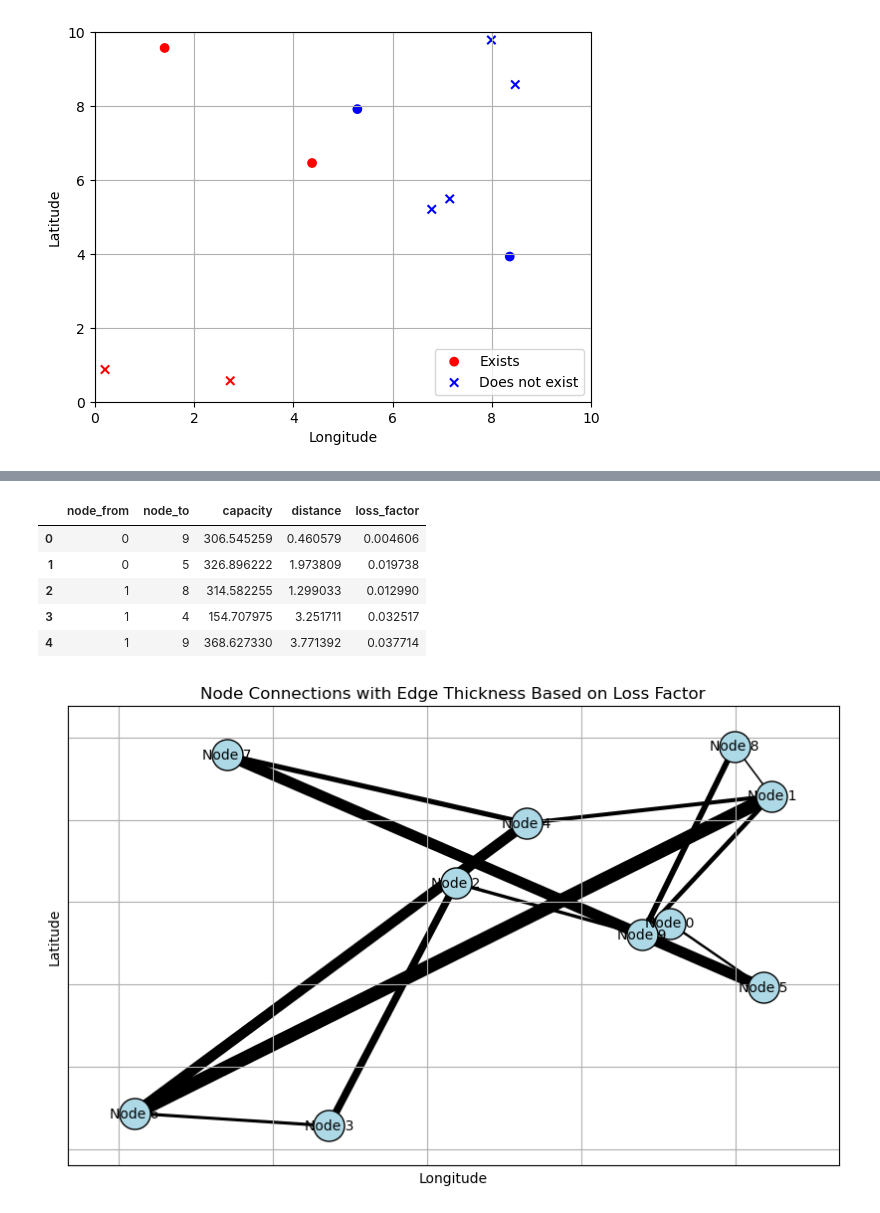
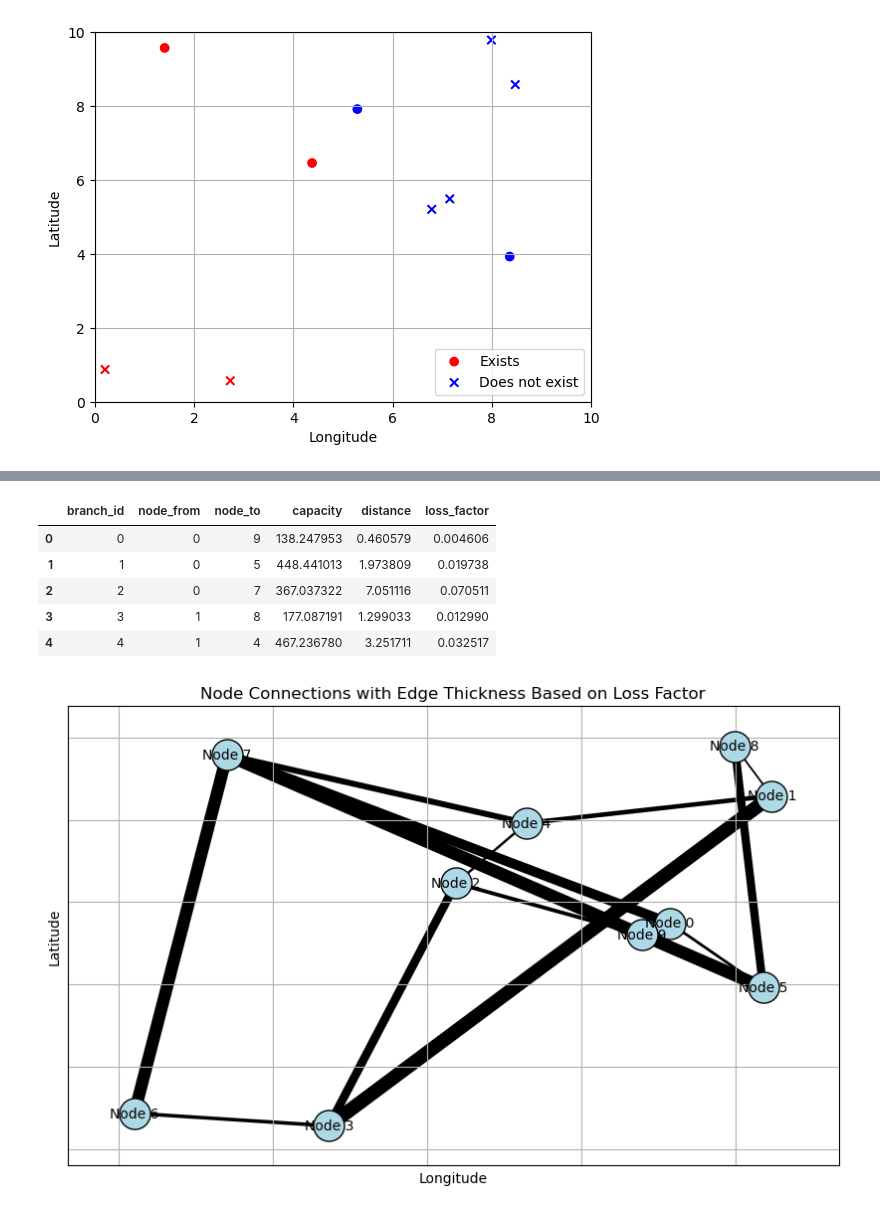
Before and after one commit to TinusAlsos/specialization_project, a Jupyter notebook: market_clearing_quick/generate_data.ipynb, the cells around one changed output, grey strips where cells are left out. Drawn from its saved outputs; the diff is of its cells as text; code cells hidden in the pictures.

```diff
--- a/market_clearing_quick/generate_data.ipynb
+++ b/market_clearing_quick/generate_data.ipynb
@@ -5,7 +6,7 @@ import pandas as pd
 np.random.seed(0)  # For reproducibility
 # %%
-nodes = pd.DataFrame(columns= ["id", "area", "lat", "lon", "exists", "comment"])
-N = 10 # number of nodes
+nodes = pd.DataFrame(columns=["node_id", "area", "lat", "lon", "exists", "comment"])
+N = 10  # number of nodes
 areas = ["A1", "A2"]
 
 for i in range(N):
@@ -155,7 +209,7 @@ max_capacity = 500  # Maximum branch capacity (MW)
 loss_slope = 0.01  # Loss factor slope (per unit of distance)
 
 # Calculate the Euclidean distance between nodes (using lat, lon)
-coordinates = nodes[['lat', 'lon']].values
+coordinates = nodes[["lat", "lon"]].values
 dist_matrix = distance_matrix(coordinates, coordinates)
 
 # Generate a Minimum Spanning Tree (MST) to ensure all nodes are connected
@@ -188,67 +242,89 @@ for u, v in mst.edges():
     capacity = np.random.uniform(min_capacity, max_capacity)  # Random capacity
     loss_factor = loss_slope * distance  # Linear function of distance
 
-    branches.append({
-        'node_from': u,
-        'node_to': v,
-        'capacity': capacity,
-        'distance': distance,
-        'loss_factor': loss_factor
-    })
+    branches.append(
+        {
+            "node_from": u,
+            "node_to": v,
+            "capacity": capacity,
+            "distance": distance,
+            "loss_factor": loss_factor,
+        }
+    )
 
 # Convert to DataFrame
 df_branches = pd.DataFrame(branches)
-
+df_branches["branch_id"] = df_branches.index  # Add a unique ID for each branch
+# Place the branch_id as the first column
+df_branches = df_branches[
+    ["branch_id", "node_from", "node_to", "capacity", "distance", "loss_factor"]
+]
 # Save to CSV
-df_branches.to_csv(os.path.join(data_folder, 'branches.csv'), index=False)
+df_branches.to_csv(os.path.join(data_folder, "branches.csv"), index=False)
 
 # Output the DataFrame for preview
 df_branches.head()
 # %% [output]
-|  | node_from | node_to | capacity | distance | loss_factor |
-| 0 | 0 | 9 | 306.545259 | 0.460579 | 0.004606 |
-| 1 | 0 | 5 | 326.896222 | 1.973809 | 0.019738 |
-| 2 | 1 | 8 | 314.582255 | 1.299033 | 0.012990 |
-| 3 | 1 | 4 | 154.707975 | 3.251711 | 0.032517 |
-| 4 | 1 | 9 | 368.627330 | 3.771392 | 0.037714 |
+|  | branch_id | node_from | node_to | capacity | distance | loss_factor |
+| 0 | 0 | 0 | 9 | 138.247953 | 0.460579 | 0.004606 |
+| 1 | 1 | 0 | 5 | 448.441013 | 1.973809 | 0.019738 |
+| 2 | 2 | 0 | 7 | 367.037322 | 7.051116 | 0.070511 |
+| 3 | 3 | 1 | 8 | 177.087191 | 1.299033 | 0.012990 |
+| 4 | 4 | 1 | 4 | 467.236780 | 3.251711 | 0.032517 |
 # %%
 import matplotlib.pyplot as plt
 import networkx as nx
 
 # Assuming nodes and df_branches dataframes already exist
 # Normalize the loss factors for plotting (so line thickness is relative)
-df_branches['normalized_loss_factor'] = df_branches['loss_factor'] / df_branches['loss_factor'].max()
+df_branches["normalized_loss_factor"] = (
+    df_branches["loss_factor"] / df_branches["loss_factor"].max()
+)
 
 # Create a new graph for plotting
 G_plot = nx.Graph()
 
 # Add nodes to the graph
 for idx, row in nodes.iterrows():
-    G_plot.add_node(row['id'], pos=(row['lon'], row['lat']))
+    G_plot.add_node(row["node_id"], pos=(row["lon"], row["lat"]))
 
 # Add edges to the graph with normalized loss factor for thickness
 for _, row in df_branches.iterrows():
-    G_plot.add_edge(row['node_from'], row['node_to'], weight=row['normalized_loss_factor'])
+    G_plot.add_edge(
+        row["node_from"], row["node_to"], weight=row["normalized_loss_factor"]
+    )
 
 # Get positions of nodes (for plotting)
-pos = {node_id: (data['pos'][0], data['pos'][1]) for node_id, data in G_plot.nodes(data=True)}
+pos = {
+    node_id: (data["pos"][0], data["pos"][1])
+    for node_id, data in G_plot.nodes(data=True)
+}
 
 # Plot the nodes
 plt.figure(figsize=(10, 6))
-nx.draw_networkx_nodes(G_plot, pos, node_size=500, node_color='lightblue', edgecolors='black')
+nx.draw_networkx_nodes(
+    G_plot, pos, node_size=500, node_color="lightblue", edgecolors="black"
+)
 
 # Plot the edges with varying thickness based on the normalized loss factor
 edges = G_plot.edges(data=True)
-nx.draw_networkx_edges(G_plot, pos, edgelist=edges, width=[row['weight'] * 10 for u, v, row in edges])
+nx.draw_networkx_edges(
+    G_plot, pos, edgelist=edges, width=[row["weight"] * 10 for u, v, row in edges]
+)
 
 # Add labels to the nodes
-nx.draw_networkx_labels(G_plot, pos, labels={node_id: f'Node {node_id}' for node_id in G_plot.nodes()}, font_size=10)
+nx.draw_networkx_labels(
+    G_plot,
+    pos,
+    labels={node_id: f"Node {node_id}" for node_id in G_plot.nodes()},
+    font_size=10,
+)
 
 # Title and display the plot
 plt.title("Node Connections with Edge Thickness Based on Loss Factor")
 plt.xlabel("Longitude")
 plt.ylabel("Latitude")
 plt.grid(True)
 plt.show()
 # %% [output]
-[figure, old version]
+[figure, new version]
```
Also changed, not shown: parts of 6 cells of this notebook, 6 other files.
